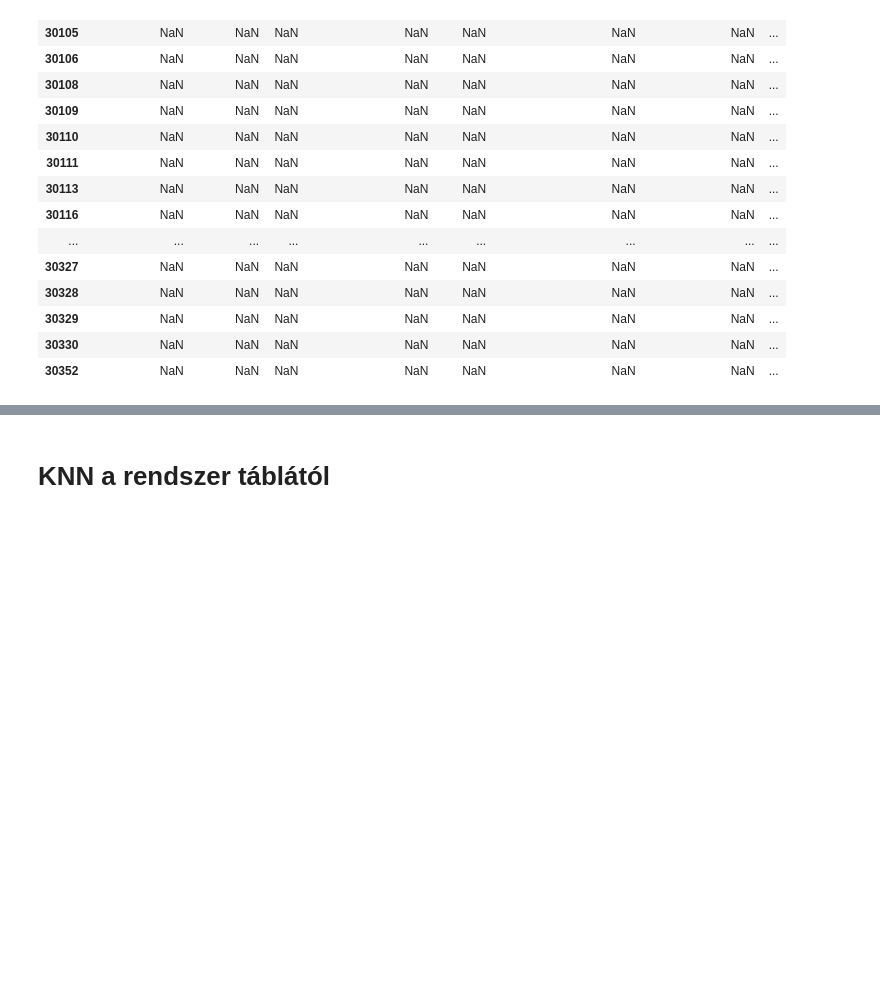
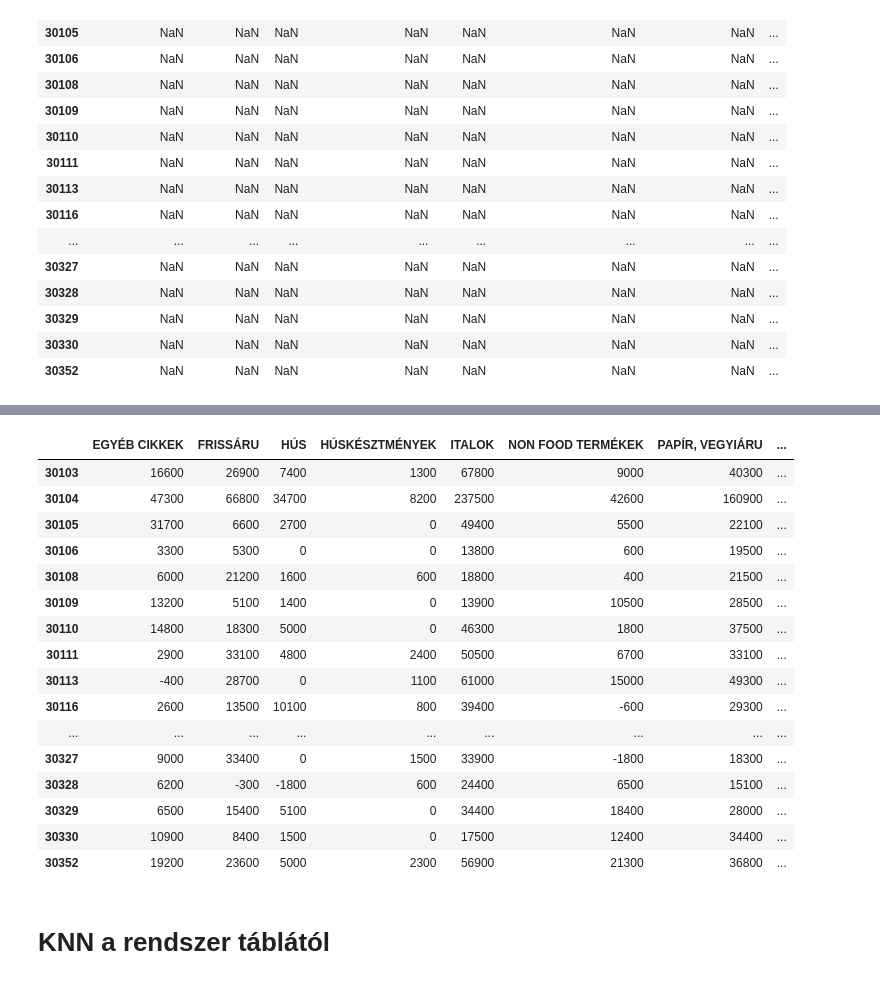
Before and after one commit to illenyi/adatbanyaszkodas, a Jupyter notebook: Adatbányászat-új-vizeken.ipynb, the cells around one changed output, grey strips where cells are left out. Saved outputs shown, nothing was run; the diff lists cells and outputs as text; code cells hidden in the pictures; blank space fills up the shorter version.

```diff
--- a/Adatbányászat-új-vizeken.ipynb
+++ b/Adatbányászat-új-vizeken.ipynb
@@ -1559,8 +1565,8 @@ ValueError: n_samples=1 should be >= n_clusters=6
 # %% [markdown]
 #Klaszter tph/ccsop_id2
 # %%
-csop_desc2 = sorted(list(set(result3.ccsop_desc2.tolist())))
-csoportok = pd.DataFrame(index=sorted(list(set(keszlet.tph))), columns=csop_desc2)
+csop_desc2 = sorted(list(set(result_3.ccsop_desc2.tolist())))
+csoportok = pd.DataFrame(index=sorted(list(set(result_3.tph))), columns=csop_desc2)
 csoportok
 # %% [output]
 |  | EGYÉB CIKKEK | FRISSÁRU | HÚS | HÚSKÉSZTMÉNYEK | ITALOK | NON FOOD TERMÉKEK | PAPÍR, VEGYIÁRU | ... |
@@ -1582,0 +1610,11 @@ csoportok
+# %%
+result_3.drop("datum",axis=1,inplace=True)
+result_3.drop("ccsop_id4",axis=1,inplace=True)
+result_3.drop("cik_id",axis=1,inplace=True)
+result_3.drop("ccsop_id",axis=1,inplace=True)
+result_3.drop("ccsop_desc",axis=1,inplace=True)
+result_3.drop("ccsop_id2",axis=1,inplace=True)
+result_3.drop("ccsop_id3",axis=1,inplace=True)
+result_3.drop("ccsop_desc3",axis=1,inplace=True)
+result_3.drop("ccsop_desc4",axis=1,inplace=True)
+result_3
@@ -1582,0 +1640,6 @@ csoportok
+# %%
+result_3 = result_3[result_3["mennyiseg"] != 0]
+# %%
+result_3
+result_3.index = range(0,len(result_3))
+result_3
@@ -1583,3 +1665,29 @@ csoportok
+# %%
+listacsop = result_3.ccsop_desc2.tolist()
+a=0
+csoportok.fillna(0,inplace=True)
+for i in listacsop:
+    csoportok[i][result_3.loc[[a]]["tph"]] += result_3.loc[[a]]["mennyiseg"].max()
+    a += 1
+csoportok
+# %% [output]
+|  | EGYÉB CIKKEK | FRISSÁRU | HÚS | HÚSKÉSZTMÉNYEK | ITALOK | NON FOOD TERMÉKEK | PAPÍR, VEGYIÁRU | ... |
+| 30103 | 16600 | 26900 | 7400 | 1300 | 67800 | 9000 | 40300 | ... |
+| 30104 | 47300 | 66800 | 34700 | 8200 | 237500 | 42600 | 160900 | ... |
+| 30105 | 31700 | 6600 | 2700 | 0 | 49400 | 5500 | 22100 | ... |
+| 30106 | 3300 | 5300 | 0 | 0 | 13800 | 600 | 19500 | ... |
+| 30108 | 6000 | 21200 | 1600 | 600 | 18800 | 400 | 21500 | ... |
+| 30109 | 13200 | 5100 | 1400 | 0 | 13900 | 10500 | 28500 | ... |
+| 30110 | 14800 | 18300 | 5000 | 0 | 46300 | 1800 | 37500 | ... |
+| 30111 | 2900 | 33100 | 4800 | 2400 | 50500 | 6700 | 33100 | ... |
+| 30113 | -400 | 28700 | 0 | 1100 | 61000 | 15000 | 49300 | ... |
+| 30116 | 2600 | 13500 | 10100 | 800 | 39400 | -600 | 29300 | ... |
+| ... | ... | ... | ... | ... | ... | ... | ... | ... |
+| 30327 | 9000 | 33400 | 0 | 1500 | 33900 | -1800 | 18300 | ... |
+| 30328 | 6200 | -300 | -1800 | 600 | 24400 | 6500 | 15100 | ... |
+| 30329 | 6500 | 15400 | 5100 | 0 | 34400 | 18400 | 28000 | ... |
+| 30330 | 10900 | 8400 | 1500 | 0 | 17500 | 12400 | 34400 | ... |
+| 30352 | 19200 | 23600 | 5000 | 2300 | 56900 | 21300 | 36800 | ... |
 # %% [markdown]
 # KNN a  rendszer táblától
 # %%
```
Also changed, not shown: parts of 11 cells of this notebook.
